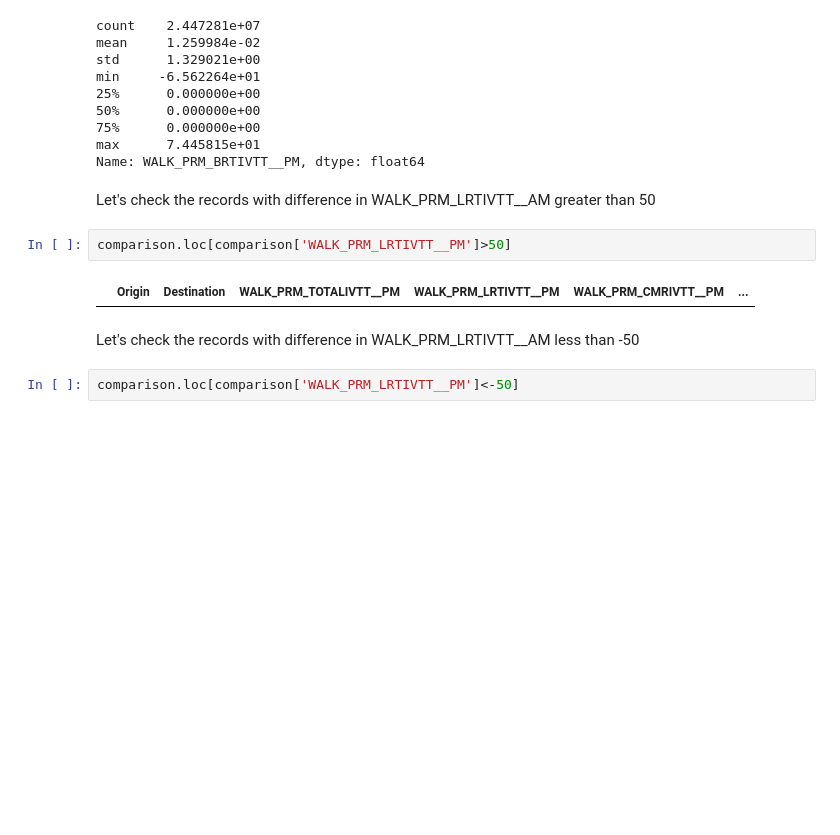
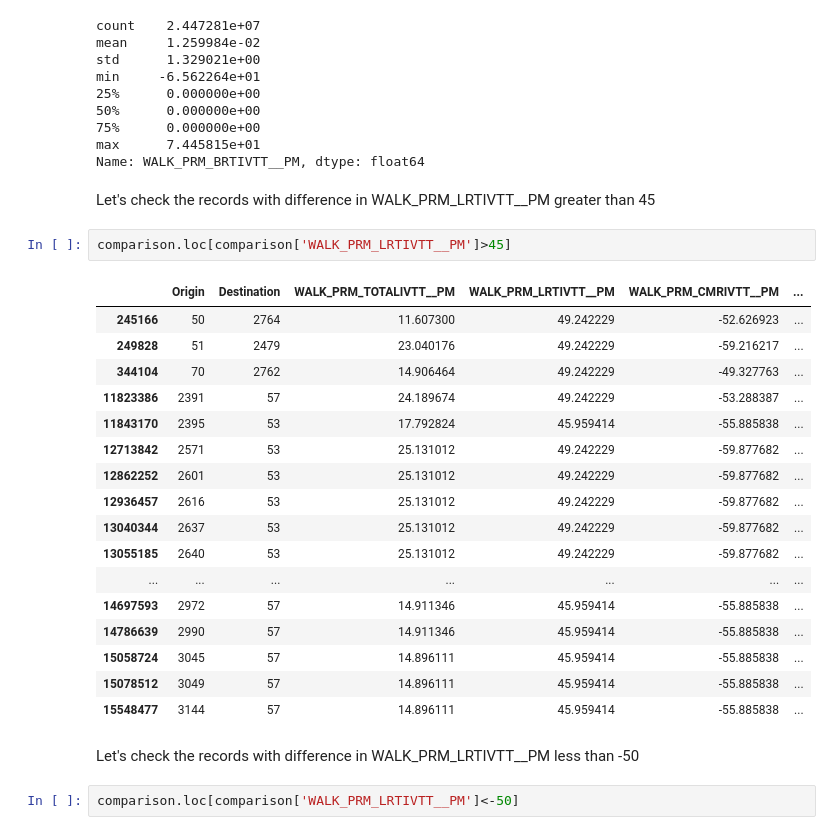
Before and after one commit to SANDAG/EMME-Version-Comparison, a Jupyter notebook: notebooks/TransitSkimPM_compare.ipynb, the cells around one changed output. Drawn from its saved outputs; the diff is of its cells as text; blank space fills up the shorter version.

Commit message:
Update PM transit skim comparison page

```diff
--- a/notebooks/TransitSkimPM_compare.ipynb
+++ b/notebooks/TransitSkimPM_compare.ipynb
@@ -387,13 +387,29 @@ min     -6.562264e+01
 max      7.445815e+01
 Name: WALK_PRM_BRTIVTT__PM, dtype: float64
 # %% [markdown]
-Let's check the records with difference in WALK_PRM_LRTIVTT__AM greater than 50
+Let's check the records with difference in WALK_PRM_LRTIVTT__PM greater than 45
 # %%
-comparison.loc[comparison['WALK_PRM_LRTIVTT__PM']>50]
+comparison.loc[comparison['WALK_PRM_LRTIVTT__PM']>45]
 # %% [output]
 |  | Origin | Destination | WALK_PRM_TOTALIVTT__PM | WALK_PRM_LRTIVTT__PM | WALK_PRM_CMRIVTT__PM | ... |
+| 245166 | 50 | 2764 | 11.607300 | 49.242229 | -52.626923 | ... |
+| 249828 | 51 | 2479 | 23.040176 | 49.242229 | -59.216217 | ... |
+| 344104 | 70 | 2762 | 14.906464 | 49.242229 | -49.327763 | ... |
+| 11823386 | 2391 | 57 | 24.189674 | 49.242229 | -53.288387 | ... |
+| 11843170 | 2395 | 53 | 17.792824 | 45.959414 | -55.885838 | ... |
+| 12713842 | 2571 | 53 | 25.131012 | 49.242229 | -59.877682 | ... |
+| 12862252 | 2601 | 53 | 25.131012 | 49.242229 | -59.877682 | ... |
+| 12936457 | 2616 | 53 | 25.131012 | 49.242229 | -59.877682 | ... |
+| 13040344 | 2637 | 53 | 25.131012 | 49.242229 | -59.877682 | ... |
+| 13055185 | 2640 | 53 | 25.131012 | 49.242229 | -59.877682 | ... |
+| ... | ... | ... | ... | ... | ... | ... |
+| 14697593 | 2972 | 57 | 14.911346 | 45.959414 | -55.885838 | ... |
+| 14786639 | 2990 | 57 | 14.911346 | 45.959414 | -55.885838 | ... |
+| 15058724 | 3045 | 57 | 14.896111 | 45.959414 | -55.885838 | ... |
+| 15078512 | 3049 | 57 | 14.896111 | 45.959414 | -55.885838 | ... |
+| 15548477 | 3144 | 57 | 14.896111 | 45.959414 | -55.885838 | ... |
 # %% [markdown]
-Let's check the records with difference in WALK_PRM_LRTIVTT__AM less than -50
+Let's check the records with difference in WALK_PRM_LRTIVTT__PM less than -50
 # %%
 comparison.loc[comparison['WALK_PRM_LRTIVTT__PM']<-50]
 # %% [output]
```
Also changed, not shown: parts of 5 cells of this notebook, 2 other files.
